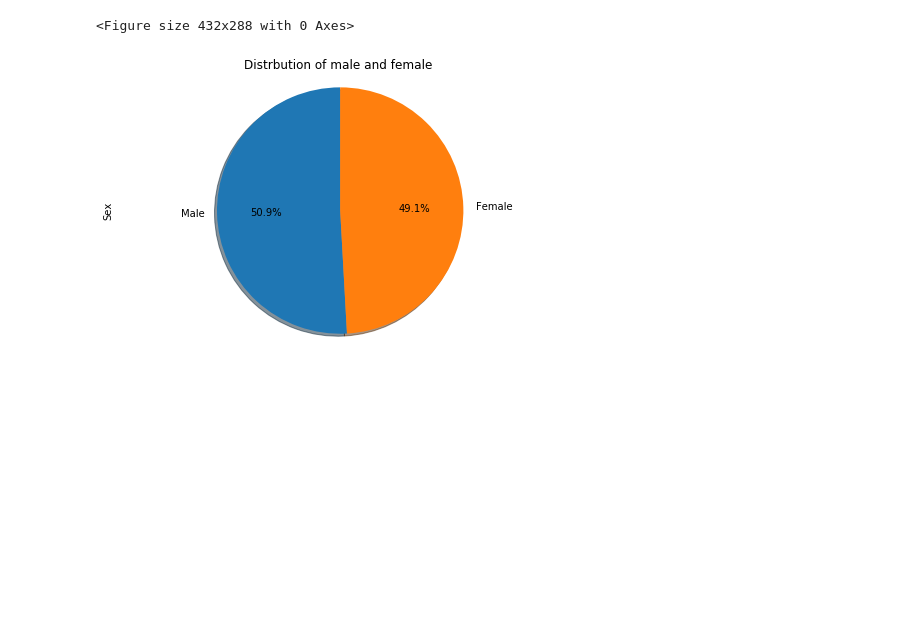
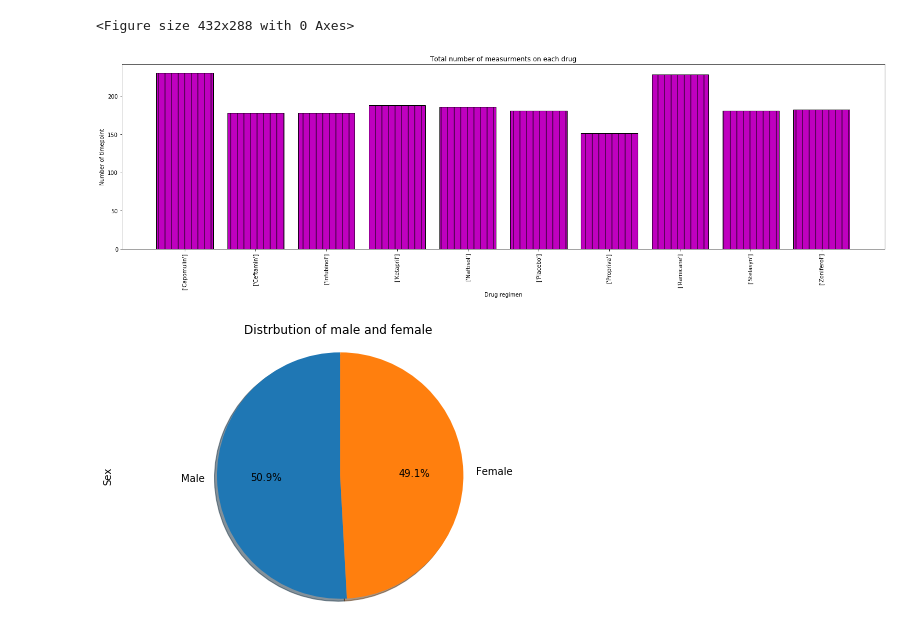
Before and after one commit to HaifaNajdawi/Matplotlib_The_power_of_plot, a Jupyter notebook: Pymaceuticals/pymaceuticals_starter.ipynb, the cells around one changed output. Drawn from its saved outputs; the diff is of its cells as text; code cells hidden in the pictures; blank space fills up the shorter version.

```diff
--- a/Pymaceuticals/pymaceuticals_starter.ipynb
+++ b/Pymaceuticals/pymaceuticals_starter.ipynb
@@ -137,3 +135,19 @@ plt.tight_layout()
+# %%
+# Generate a bar plot showing the total number of measurements taken on each drug regimen using pyplot.
+drug_names=regimen_group["Drug Regimen"].unique()
+plt.figure(figsize=(20,6))
+
+x_axis = np.arange(len(regimen_group))
+tick_locations = [value for value in x_axis]
+plt.bar(x_axis,timepoint, color='m', edgecolor="k",hatch='|')
+plt.xticks(tick_locations,drug_names, rotation="vertical")
+plt.tight_layout()
+plt.title("Total number of measurments on each drug")
+plt.xlabel("Drug regimen")
+plt.ylabel("Number of timepoint")
+plt.show()
+# %% [output]
+[figure, added]
 # %%
 # Generate a pie plot showing the distribution of female versus male mice using pandas
 sex_of_mice=clean_df["Sex"].value_counts()
```
Also changed, not shown: parts of 4 cells of this notebook.
